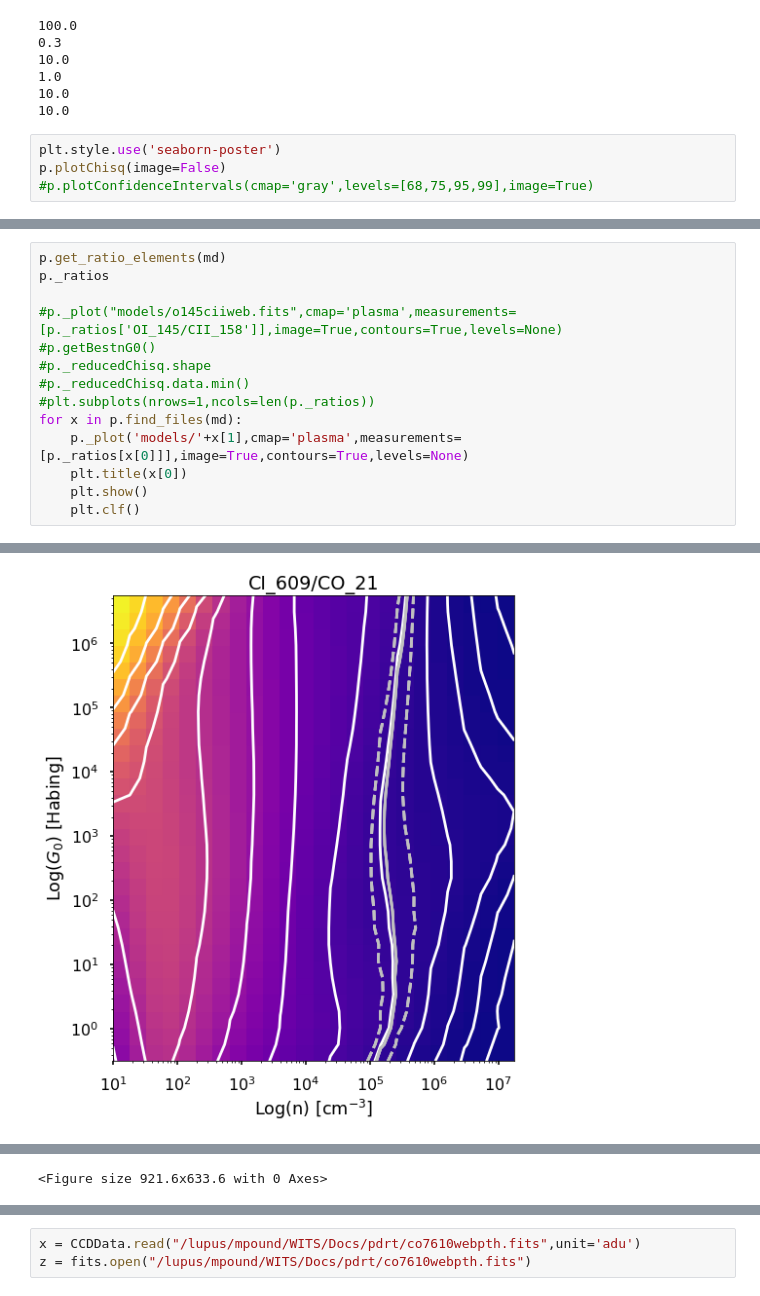
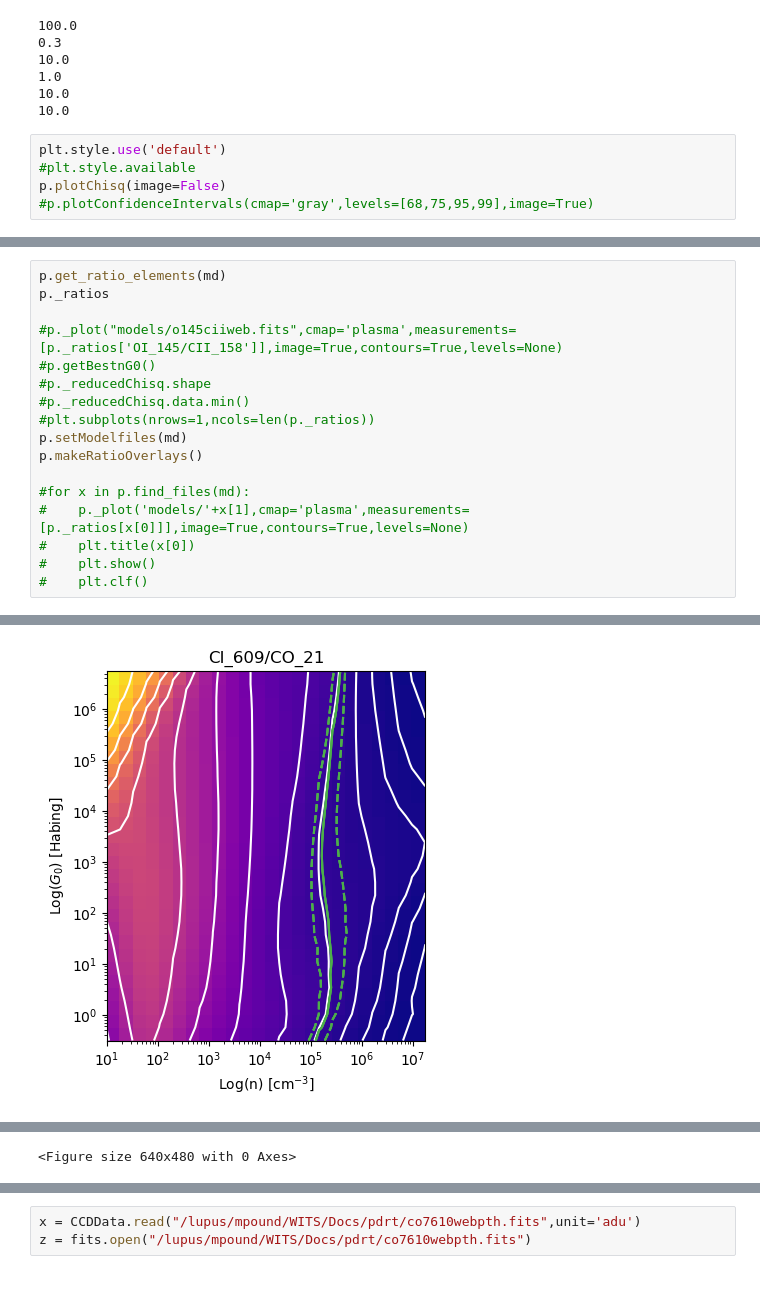
Before and after one commit to mpound/pdrttest, a Jupyter notebook: compute chisq.ipynb, the cells around one changed output, grey strips where cells are left out. Cells and saved outputs as stored; diff of their text form.

Commit message:
more ratio plots and colorblind colors

```diff
--- a/compute chisq.ipynb
+++ b/compute chisq.ipynb
@@ -600,7 +634,8 @@ p.doit(md)
 10.0
 10.0
 # %%
-plt.style.use('seaborn-poster')
+plt.style.use('default')
+#plt.style.available
 p.plotChisq(image=False)
 #p.plotConfidenceIntervals(cmap='gray',levels=[68,75,95,99],image=True)
 # %% [output]
@@ -614,9 +649,12 @@ p._ratios
 #p._reducedChisq.shape
 #p._reducedChisq.data.min()
 #plt.subplots(nrows=1,ncols=len(p._ratios))
-for x in p.find_files(md):
-    p._plot('models/'+x[1],cmap='plasma',measurements=[p._ratios[x[0]]],image=True,contours=True,levels=None)
-    plt.title(x[0])
-    plt.show()
-    plt.clf()
+p.setModelfiles(md)
+p.makeRatioOverlays()
+
+#for x in p.find_files(md):
+#    p._plot('models/'+x[1],cmap='plasma',measurements=[p._ratios[x[0]]],image=True,contours=True,levels=None)
+#    plt.title(x[0])
+#    plt.show()
+#    plt.clf()
 # %% [output]
@@ -624 +662 @@ for x in p.find_files(md):
-[figure, old version]
+[figure, new version]
@@ -626 +664 @@ for x in p.find_files(md):
-<Figure size 921.6x633.6 with 0 Axes>
+<Figure size 640x480 with 0 Axes>
```
Also changed, not shown: parts of 14 cells of this notebook.
